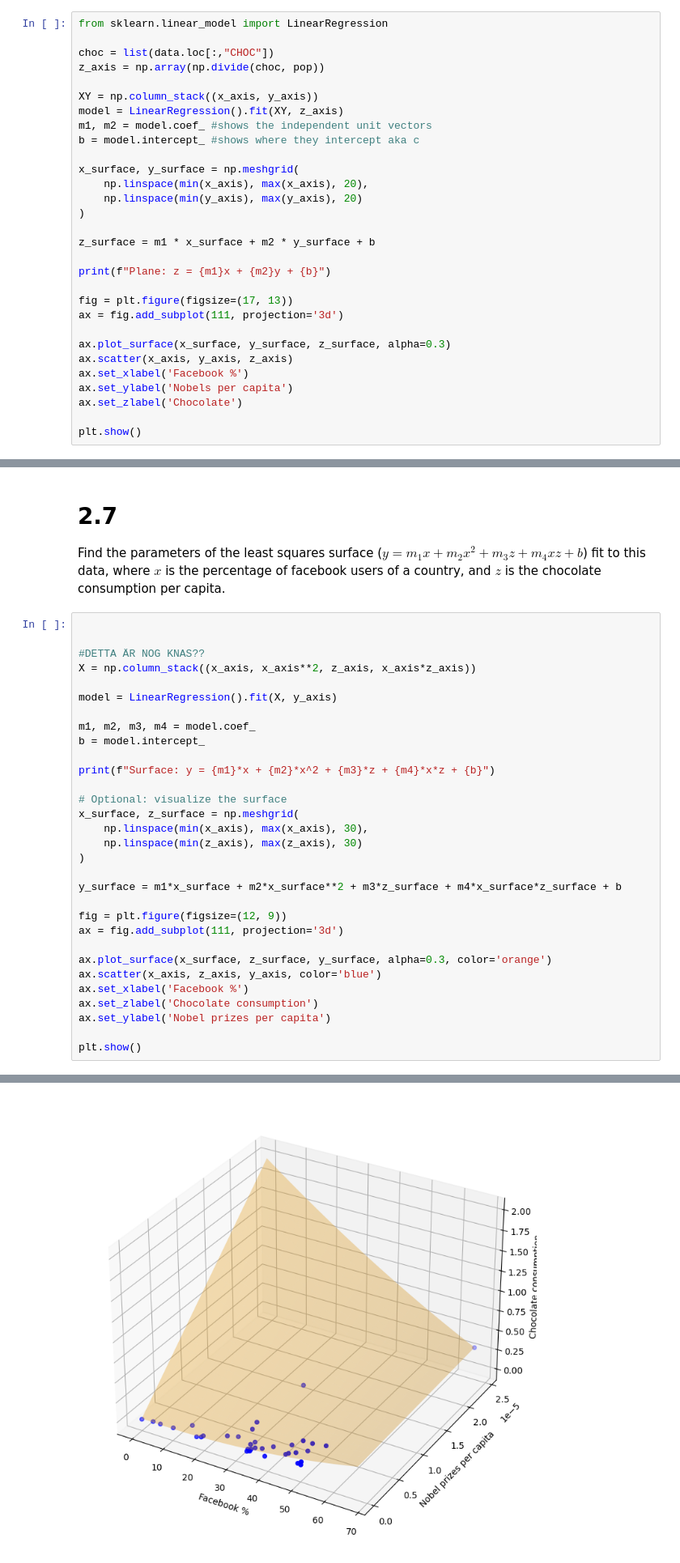
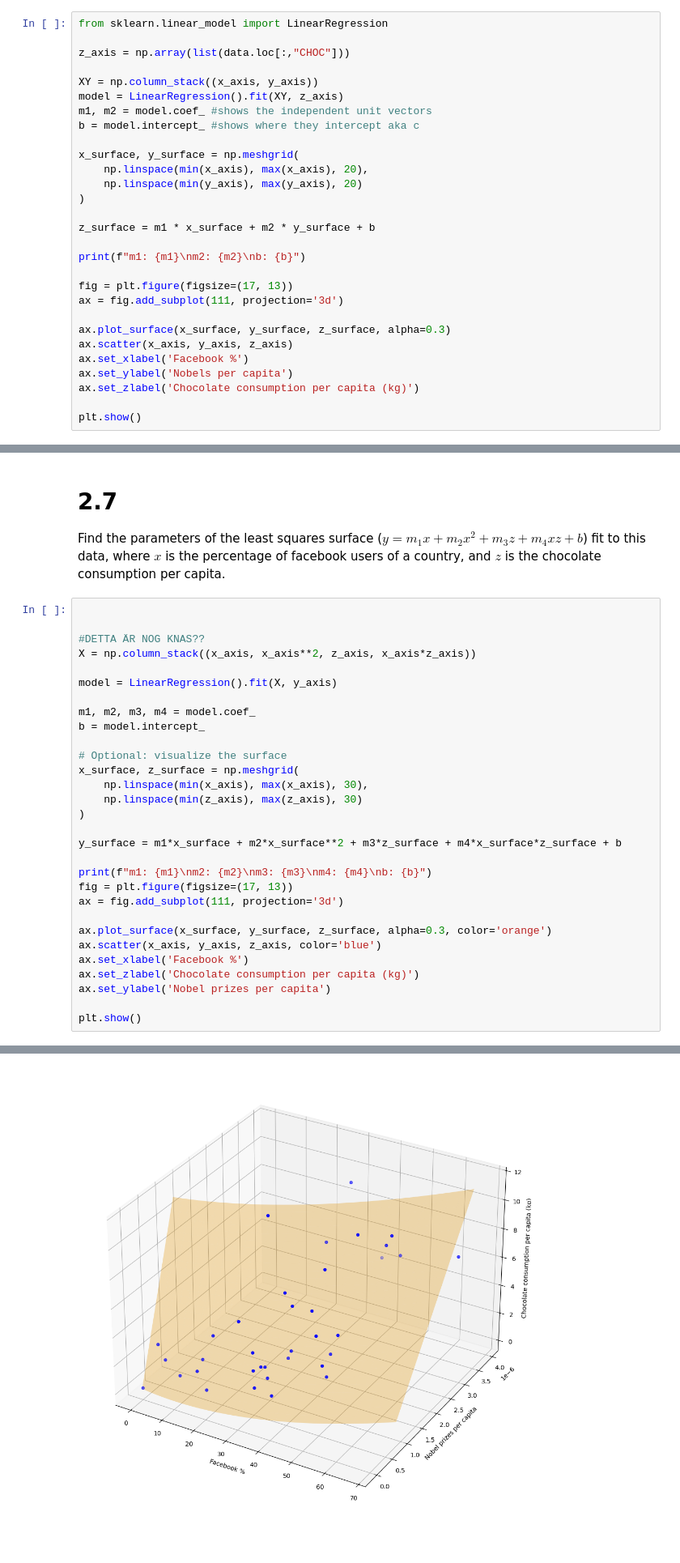
Before and after one commit to noa-bit/dm1590-labs, a Jupyter notebook: lab-3/DM1590_Lab3.ipynb, the cells around one changed output, grey strips where cells are left out. Shown at 81% size. Cells and saved outputs as stored; diff of their text form.

```diff
--- a/lab-3/DM1590_Lab3.ipynb
+++ b/lab-3/DM1590_Lab3.ipynb
@@ -327,8 +326,7 @@ Find the parameters of the least squares plane ($y = m_1x + m_2z + b$) fit to th
 # %%
 from sklearn.linear_model import LinearRegression
 
-choc = list(data.loc[:,"CHOC"])
-z_axis = np.array(np.divide(choc, pop))
+z_axis = np.array(list(data.loc[:,"CHOC"]))
 
 XY = np.column_stack((x_axis, y_axis))
 model = LinearRegression().fit(XY, z_axis)
@@ -342,7 +340,7 @@ x_surface, y_surface = np.meshgrid(
 
 z_surface = m1 * x_surface + m2 * y_surface + b
 
-print(f"Plane: z = {m1}x + {m2}y + {b}")
+print(f"m1: {m1}\nm2: {m2}\nb: {b}")
 
 fig = plt.figure(figsize=(17, 13))
 ax = fig.add_subplot(111, projection='3d')
@@ -351,7 +349,7 @@ ax.plot_surface(x_surface, y_surface, z_surface, alpha=0.3)
 ax.scatter(x_axis, y_axis, z_axis)
 ax.set_xlabel('Facebook %')
 ax.set_ylabel('Nobels per capita')
-ax.set_zlabel('Chocolate')
+ax.set_zlabel('Chocolate consumption per capita (kg)')
 
 plt.show()
 # %% [output]
@@ -372,8 +372,6 @@ model = LinearRegression().fit(X, y_axis)
 m1, m2, m3, m4 = model.coef_
 b = model.intercept_
 
-print(f"Surface: y = {m1}*x + {m2}*x^2 + {m3}*z + {m4}*x*z + {b}")
-
 # Optional: visualize the surface
 x_surface, z_surface = np.meshgrid(
     np.linspace(min(x_axis), max(x_axis), 30),
@@ -382,13 +380,14 @@ x_surface, z_surface = np.meshgrid(
 
 y_surface = m1*x_surface + m2*x_surface**2 + m3*z_surface + m4*x_surface*z_surface + b
 
-fig = plt.figure(figsize=(12, 9))
+print(f"m1: {m1}\nm2: {m2}\nm3: {m3}\nm4: {m4}\nb: {b}")
+fig = plt.figure(figsize=(17, 13))
 ax = fig.add_subplot(111, projection='3d')
 
-ax.plot_surface(x_surface, z_surface, y_surface, alpha=0.3, color='orange')
-ax.scatter(x_axis, z_axis, y_axis, color='blue')
+ax.plot_surface(x_surface, y_surface, z_surface, alpha=0.3, color='orange')
+ax.scatter(x_axis, y_axis, z_axis, color='blue')
 ax.set_xlabel('Facebook %')
-ax.set_zlabel('Chocolate consumption')
+ax.set_zlabel('Chocolate consumption per capita (kg)')
 ax.set_ylabel('Nobel prizes per capita')
 
 plt.show()
@@ -397 +400 @@ Surface: y = -1.2850700345503967e-08*x + 7.705978024905521e-10*x^2 + 0.818350561
-[figure, old version]
+[figure, new version]
```
Also changed, not shown: parts of 11 cells of this notebook.
